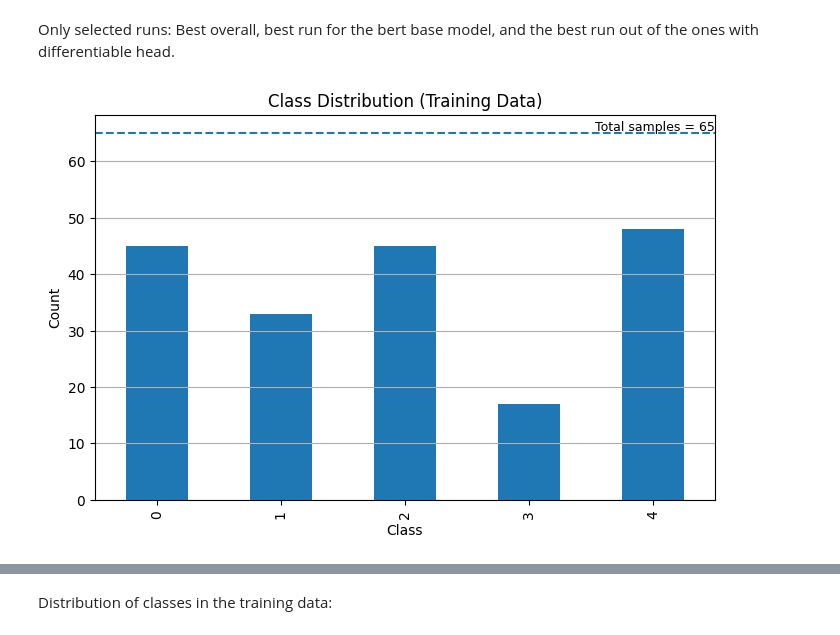
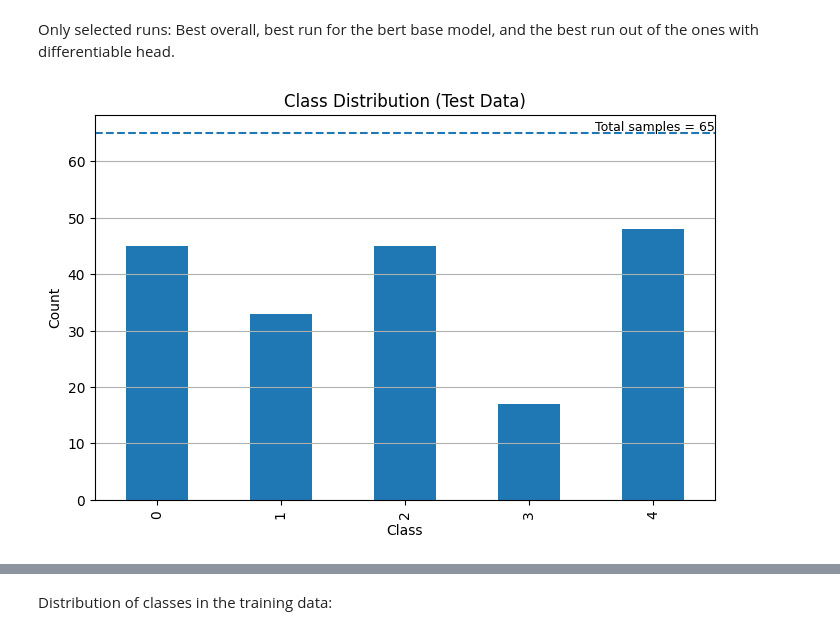
Before and after one commit to AI-SIC/active-learning-experiments, a Jupyter notebook: classwise_evaluation.ipynb, the cells around one changed output, grey strips where cells are left out. Saved outputs shown, nothing was run; the diff lists cells and outputs as text; code cells hidden in the pictures.

Commit message:
correcting error in plot title

```diff
--- a/classwise_evaluation.ipynb
+++ b/classwise_evaluation.ipynb
@@ -497,35 +496,35 @@ all_labels = [label for labels in test_df[LABEL_COL] for label in labels]
 
 # count occurrences
 label_counts = Counter(all_labels)
 
 # convert to dataframe
 label_dist_df = pd.DataFrame.from_dict(label_counts, orient="index", columns=["count"])
 label_dist_df = label_dist_df.sort_index()
 
 # total number of examples
 total_samples = len(test_df)
 
 # plot
 plt.figure(figsize=(8, 5))
 label_dist_df["count"].plot(kind="bar")
-plt.title("Class Distribution (Training Data)")
+plt.title("Class Distribution (Test Data)")
 plt.xlabel("Class")
 plt.ylabel("Count")
 plt.axhline(y=total_samples, linestyle="--")
 plt.grid(axis="y")
 
 plt.text(
     x=len(label_dist_df) - 0.5,
     y=total_samples,
     s=f"Total samples = {total_samples}",
     va="bottom",
     ha="right",
     fontsize=9
 )
 
 plt.show()
 # %% [output]
-[figure, old version]
+[figure, new version]
 # %%
 # Best performing run overall
 best_run = df.loc[df["f1"].idxmax()]
```
Also changed, not shown: parts of 1 cell of this notebook.
